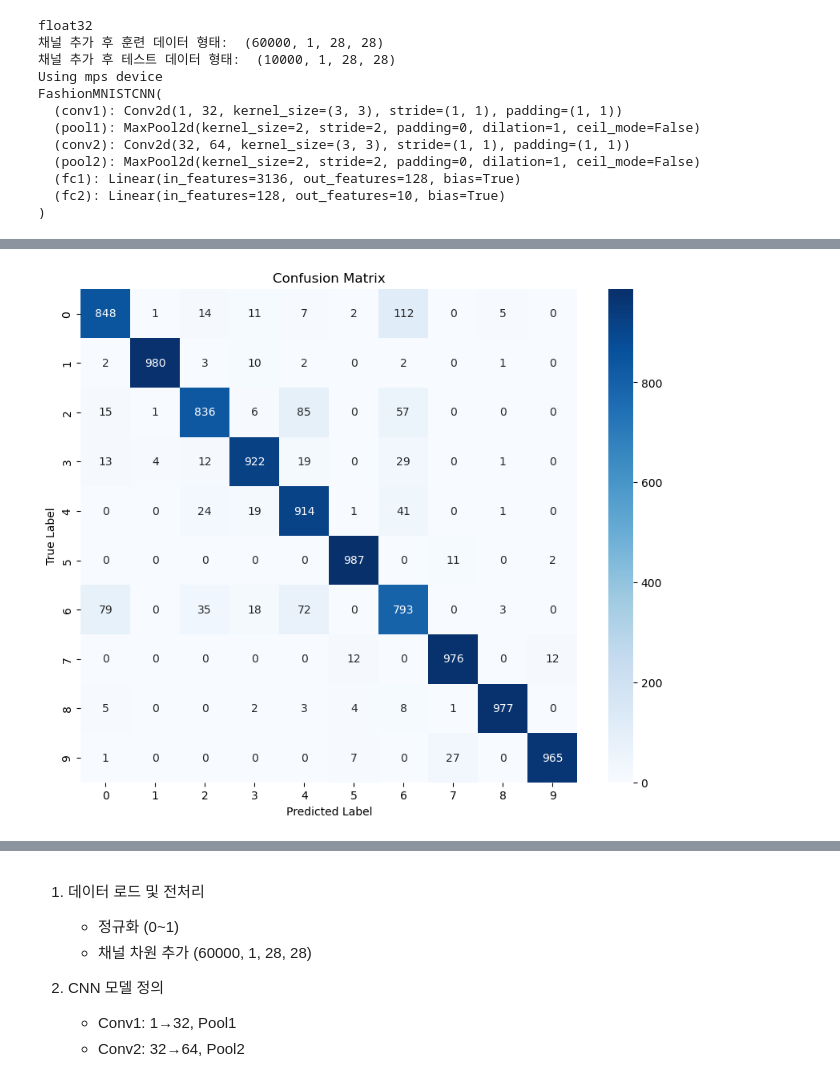
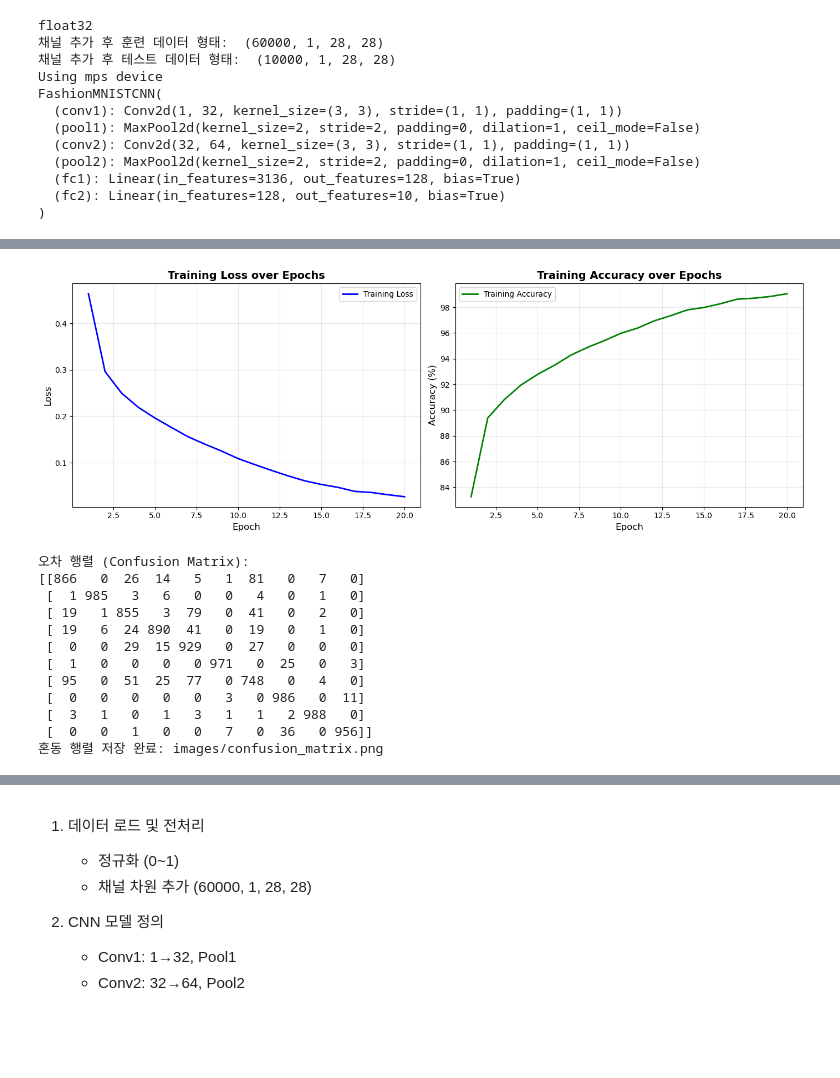
Before and after one commit to dino92-ys/kaggle-projects, a Jupyter notebook: fashion-mnist/Fashion_MNIST_CNN.ipynb, the cells around one changed output, grey strips where cells are left out. Cells and saved outputs as stored; diff of their text form; code cells hidden in the pictures; blank space fills up the shorter version.

```diff
--- a/fashion-mnist/Fashion_MNIST_CNN.ipynb
+++ b/fashion-mnist/Fashion_MNIST_CNN.ipynb
@@ -9,11 +9,16 @@
 # 2.1. 데이터 로드
 # 바이너리 파일 형태로 저장되어 gzip, numpy 라이브러리를 사용.
 import numpy as np
+import os
 # import gzip # 이미 압축해제 되어 있어서 필요 없음
 train_images_path = '/Users/ys/Library/Mobile Documents/com~apple~CloudDocs/Study/AI/Kaggle/kaggle-projects/fashion-mnist/data/train-images-idx3-ubyte'
 train_labels_path = '/Users/ys/Library/Mobile Documents/com~apple~CloudDocs/Study/AI/Kaggle/kaggle-projects/fashion-mnist/data/train-labels-idx1-ubyte'
 test_images_path = '/Users/ys/Library/Mobile Documents/com~apple~CloudDocs/Study/AI/Kaggle/kaggle-projects/fashion-mnist/data/t10k-images-idx3-ubyte'
 test_labels_path = '/Users/ys/Library/Mobile Documents/com~apple~CloudDocs/Study/AI/Kaggle/kaggle-projects/fashion-mnist/data/t10k-labels-idx1-ubyte'
+
+# 이미지 저장 폴더 생성
+os.makedirs('images', exist_ok=True)
+
 # offset은 파일의 특정 위치부터 데이터를 읽기 시작하라고 알려주는 기능입니다. Fashion-MNIST 데이터셋의 바이너리 파일은 이미지 데이터나 라벨 데이터가 시작되기 전에, 데이터에 대한 메타정보가 담긴 **헤더(header)**를 가지고 있습니다. 이 헤더 정보를 건너뛰고 순수한 데이터만 읽기 위해 offset을 사용하는 것이죠.
 # 이미지 파일 로드 함수 (압축 해제된 파일용)
 def load_mnist_images(path:str):
@@ -195,6 +200,13 @@ train_dataset = TensorDataset(train_images_tensor, train_labels_tensor)
 # DataLoader는 학습 시 데이터를 배치(batch) 단위로 불러오는 역할을 합니다.
 # shuffle=True는 매 에포크마다 데이터를 무작위로 섞어 모델의 과적합을 방지합니다.
 train_loader = DataLoader(train_dataset, batch_size=64, shuffle=True)
+
+# 학습 history 저장
+history = {
+    'train_loss': [],
+    'train_acc': []
+}
+
 # 7.2. 모델을 장치로 이동
 # 모델을 CPU 또는 GPU/MPS로 옮겨줍니다.
 model.to(device)
@@ -208,6 +220,8 @@ print("Training starts...")
 for epoch in range(num_epochs):
     model.train()
     running_loss = 0.0
+    correct = 0
+    total = 0
     # 데이터로더에서 이미지와 라벨을 배치 단위로 가져옵니다.
     for batch_idx, (images, labels) in enumerate(train_loader):
         # 데이터를 설정한 장치(device)로 보냅니다.
@@ -229,16 +243,24 @@ for epoch in range(num_epochs):
         # 7.3.5. 가중치 업데이트(Weight Update)
         # 계산된 기울기를 사용해 모델의 가중치를 업데이트
         optimizer.step()
+
+        # 누적 손실 및 정확도 계산
+        running_loss += loss.item()
+        _, predicted = torch.max(outputs.data, 1)
+        total += labels.size(0)
+        correct += (predicted == labels).sum().item()
+
         # 개별 배치 Loss 출력 (10회마다)
         if (batch_idx + 1) % 10 == 0:
             print(
                 f"Epoch [{epoch+1}/{num_epochs}], Batch [{batch_idx+1}/{len(train_loader)}], Loss: {loss.item():.4f}"
             )
-        # 누적 손실 확인
-        running_loss += loss.item()
-    # 에포크 평균 Loss 출력
+    # 에포크 평균 Loss 및 Accuracy 출력
     avg_loss = running_loss / len(train_loader)
-    print(f"Epoch [{epoch+1}/{num_epochs}], Average Loss: {avg_loss:.4f}")
+    accuracy = 100 * correct / total
+    history['train_loss'].append(avg_loss)
+    history['train_acc'].append(accuracy)
+    print(f"Epoch [{epoch+1}/{num_epochs}], Average Loss: {avg_loss:.4f}, Accuracy: {accuracy:.2f}%")
     print("-" * 60)  # 구분선
 print("Training finished!")
 
@@ -283,6 +305,32 @@ for images, labels in test_loader:
 accuracy = 100 * correct_predictions / total_samples
 print(f"Test Accuracy: {accuracy:.2f}%")
 print("Evaluation finished!")
+
+# 학습 곡선 시각화 및 저장
+print("학습 곡선 생성 중...")
+fig, (ax1, ax2) = plt.subplots(1, 2, figsize=(14, 5))
+
+# Loss 그래프
+ax1.plot(range(1, num_epochs + 1), history['train_loss'], 'b-', linewidth=2, label='Training Loss')
+ax1.set_xlabel('Epoch', fontsize=12)
+ax1.set_ylabel('Loss', fontsize=12)
+ax1.set_title('Training Loss over Epochs', fontsize=14, fontweight='bold')
+ax1.legend()
+ax1.grid(True, alpha=0.3)
+
+# Accuracy 그래프
+ax2.plot(range(1, num_epochs + 1), history['train_acc'], 'g-', linewidth=2, label='Training Accuracy')
+ax2.set_xlabel('Epoch', fontsize=12)
+ax2.set_ylabel('Accuracy (%)', fontsize=12)
+ax2.set_title('Training Accuracy over Epochs', fontsize=14, fontweight='bold')
+ax2.legend()
+ax2.grid(True, alpha=0.3)
+
+plt.tight_layout()
+plt.savefig('images/learning_curves.png', dpi=150, bbox_inches='tight')
+print("학습 곡선 저장 완료: images/learning_curves.png")
+plt.show()
+
 # 8.2.5.1. 오차 행렬
 from sklearn.metrics import confusion_matrix
 import seaborn as sns
@@ -327,7 +375,9 @@ sns.heatmap(
 )
 plt.xlabel("Predicted Label")
 plt.ylabel("True Label")
-plt.title("Confusion Matrix")
+plt.title(f"Confusion Matrix (Test Accuracy: {accuracy:.2f}%)")
+plt.savefig('images/confusion_matrix.png', dpi=150, bbox_inches='tight')
+print("혼동 행렬 저장 완료: images/confusion_matrix.png")
 plt.show()
 
 # 9. 성능 개선
@@ -371 +421,13 @@ Epoch [1/20], Batch [110/938], Loss: 0.5353
-[figure, old version]
+[figure, new version]
+오차 행렬 (Confusion Matrix):
+[[866   0  26  14   5   1  81   0   7   0]
+ [  1 985   3   6   0   0   4   0   1   0]
+ [ 19   1 855   3  79   0  41   0   2   0]
+ [ 19   6  24 890  41   0  19   0   1   0]
+ [  0   0  29  15 929   0  27   0   0   0]
+ [  1   0   0   0   0 971   0  25   0   3]
+ [ 95   0  51  25  77   0 748   0   4   0]
+ [  0   0   0   0   0   3   0 986   0  11]
+ [  3   1   0   1   3   1   1   2 988   0]
+ [  0   0   1   0   0   7   0  36   0 956]]
+혼동 행렬 저장 완료: images/confusion_matrix.png
```
Also changed, not shown: parts of 1 cell of this notebook, 10 other files.
